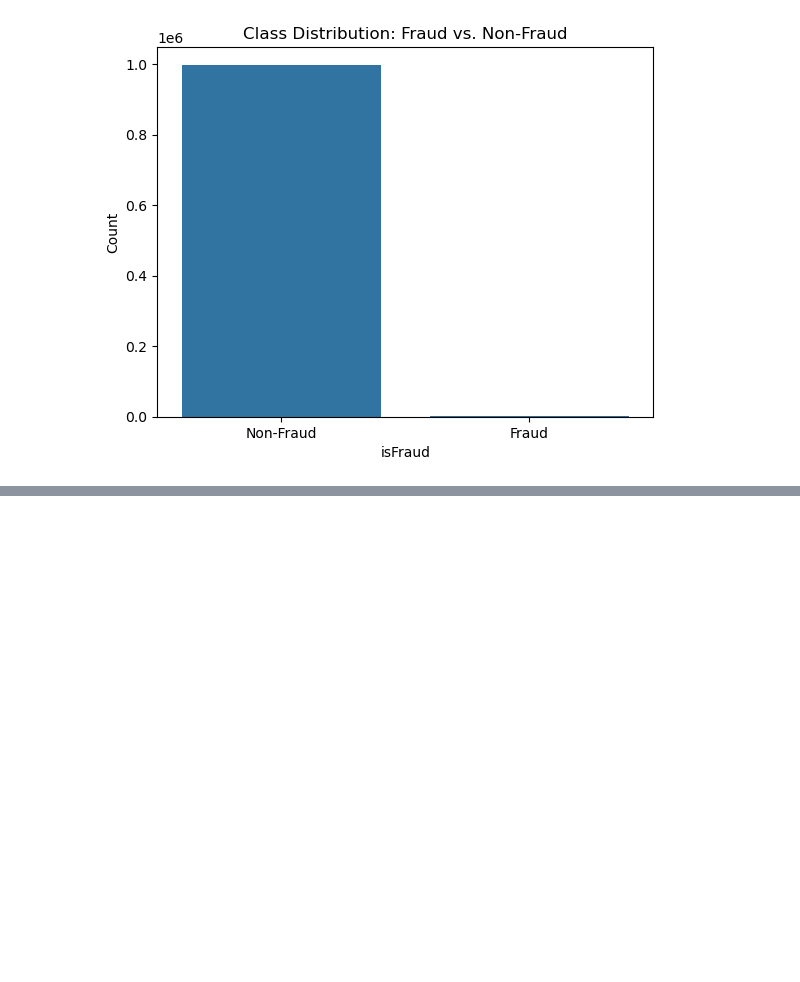
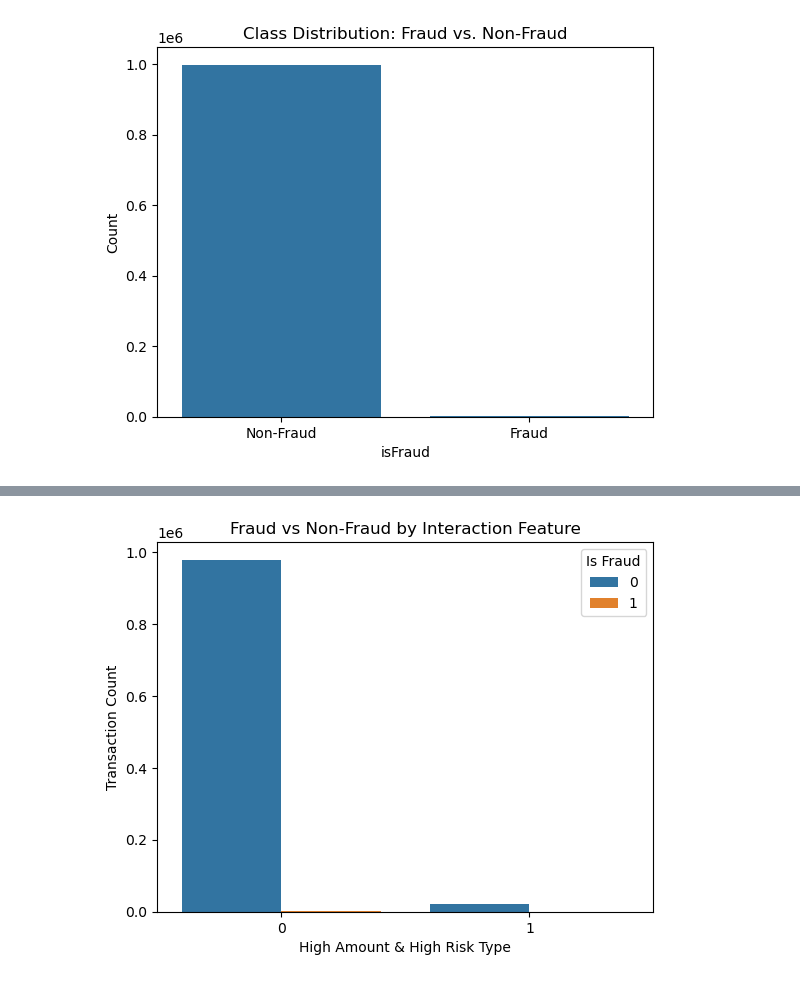
Before and after one commit to Alyssacobbs/FinanceMachineLearningModel, a Jupyter notebook: detect-fraud/notebooks/transform.ipynb, the cells around one changed output, grey strips where cells are left out. Saved outputs shown, nothing was run; the diff lists cells and outputs as text; code cells hidden in the pictures; blank space fills up the shorter version.

```diff
--- a/detect-fraud/notebooks/transform.ipynb
+++ b/detect-fraud/notebooks/transform.ipynb
@@ -204,0 +254,9 @@ Answer Here
+# %%
+sns.countplot(data=df, x='highAmount_highRiskType', hue='isFraud')
+plt.title('Fraud vs Non-Fraud by Interaction Feature')
+plt.xlabel('High Amount & High Risk Type')
+plt.ylabel('Transaction Count')
+plt.legend(title='Is Fraud')
+plt.show()
+# %% [output]
+[figure, added]
```
Also changed, not shown: parts of 26 cells of this notebook, 1 other file.
